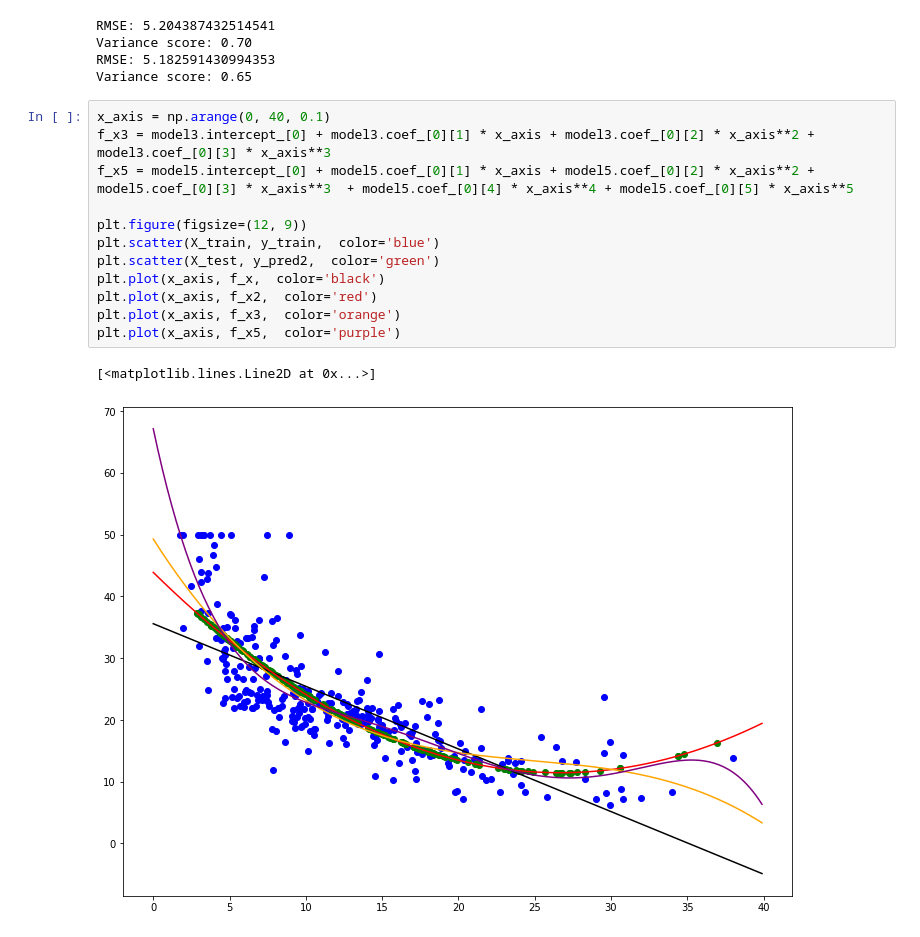
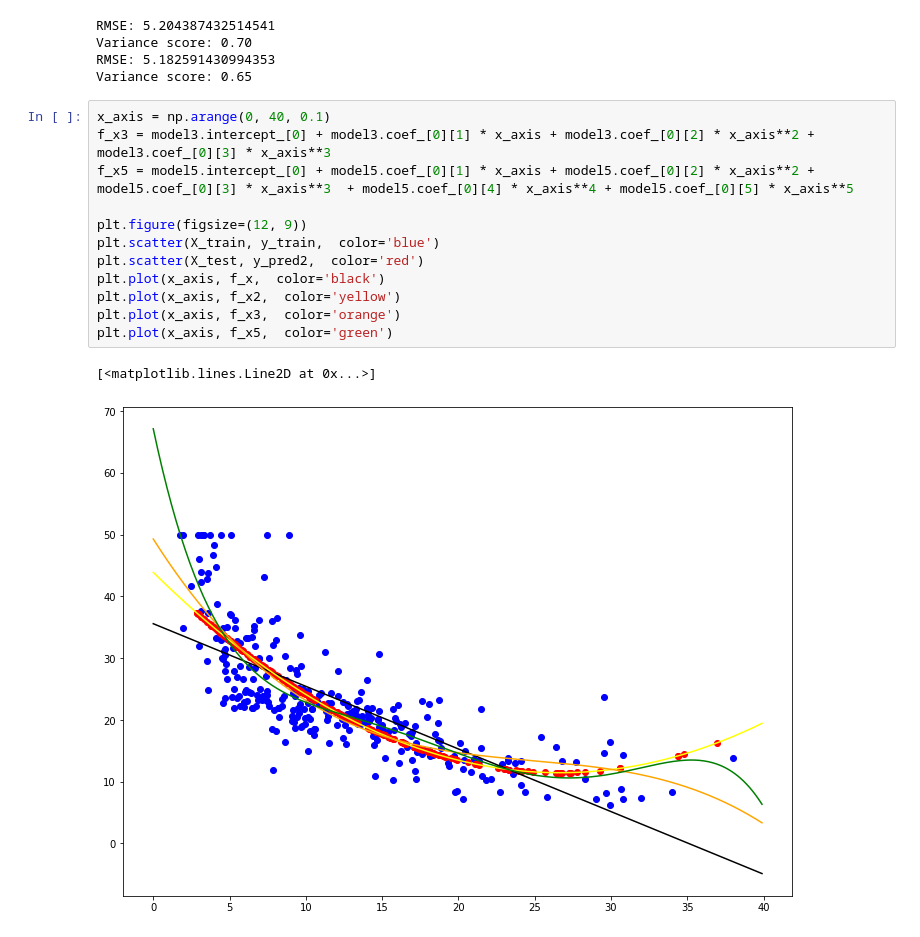
Before and after one commit to JPMagalhaesCESAR/ml-cesar-school-examples, a Jupyter notebook: Boston-Housing-Linear_Reg-SKLearn.ipynb, the cells around one changed output. Drawn from its saved outputs; the diff is of its cells as text.

```diff
--- a/Boston-Housing-Linear_Reg-SKLearn.ipynb
+++ b/Boston-Housing-Linear_Reg-SKLearn.ipynb
@@ -381,15 +402,15 @@ Variance score: 0.65
 # %%
 x_axis = np.arange(0, 40, 0.1)
 f_x3 = model3.intercept_[0] + model3.coef_[0][1] * x_axis + model3.coef_[0][2] * x_axis**2 + model3.coef_[0][3] * x_axis**3
 f_x5 = model5.intercept_[0] + model5.coef_[0][1] * x_axis + model5.coef_[0][2] * x_axis**2 + model5.coef_[0][3] * x_axis**3  + model5.coef_[0][4] * x_axis**4 + model5.coef_[0][5] * x_axis**5
 
 plt.figure(figsize=(12, 9))
 plt.scatter(X_train, y_train,  color='blue')
-plt.scatter(X_test, y_pred2,  color='green')
+plt.scatter(X_test, y_pred2,  color='red')
 plt.plot(x_axis, f_x,  color='black')
-plt.plot(x_axis, f_x2,  color='red')
+plt.plot(x_axis, f_x2,  color='yellow')
 plt.plot(x_axis, f_x3,  color='orange')
-plt.plot(x_axis, f_x5,  color='purple')
+plt.plot(x_axis, f_x5,  color='green')
 # %% [output]
 [<matplotlib.lines.Line2D at 0x...>]
-[figure, old version]
+[figure, new version]
```
Also changed, not shown: parts of 7 cells of this notebook.
